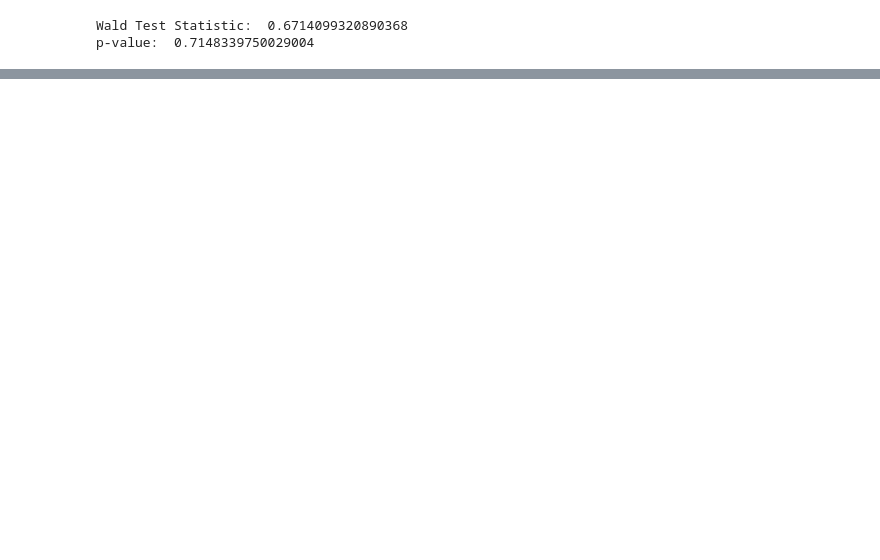
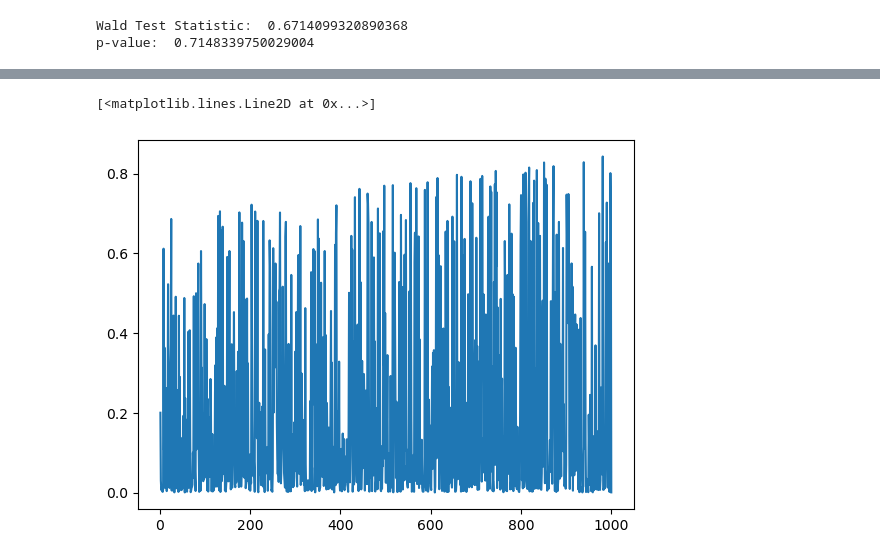
Before and after one commit to dnepple/tprstats-python, a Jupyter notebook: notebooks/wald.ipynb, the cells around one changed output, grey strips where cells are left out. Saved outputs shown, nothing was run; the diff lists cells and outputs as text; code cells hidden in the pictures; blank space fills up the shorter version.

```diff
--- a/notebooks/wald.ipynb
+++ b/notebooks/wald.ipynb
@@ -7,8 +7,10 @@ import numpy as np
 import statsmodels.api as sm
 import scipy.stats as stats
 import statsmodels.formula.api as smf
+import matplotlib.pyplot as plt
 coffee_data = pd.read_excel('../data/Coffee_Data.xlsx', engine='openpyxl')
 solar_data = pd.read_excel('../data/Solar_Data.xlsx', engine='openpyxl')
+solar_new_prospects = pd.read_excel('../data/Solar_New_Prospects.xlsx', engine='openpyxl')
 # %%
 model_coffee_ts = tprstats.model(name = "ts", formula='cons~rpcarb+rpcinc+rpcofe', data=coffee_data)
 model_coffee_ts.summary
@@ -70,0 +114,3 @@ p-value:  0.7148339750029004
+# %%
+prospects_predict=solar_logit.predict(solar_new_prospects)
+prospects_predict.head
@@ -70,0 +150,7 @@ p-value:  0.7148339750029004
+# %%
+xvar=list(range(1,1001))
+xvar=np.transpose(xvar)
+plt.plot(xvar,prospects_predict)
+# %% [output]
+[<matplotlib.lines.Line2D at 0x...>]
+[figure, added]
```
Also changed, not shown: parts of 5 cells of this notebook.
